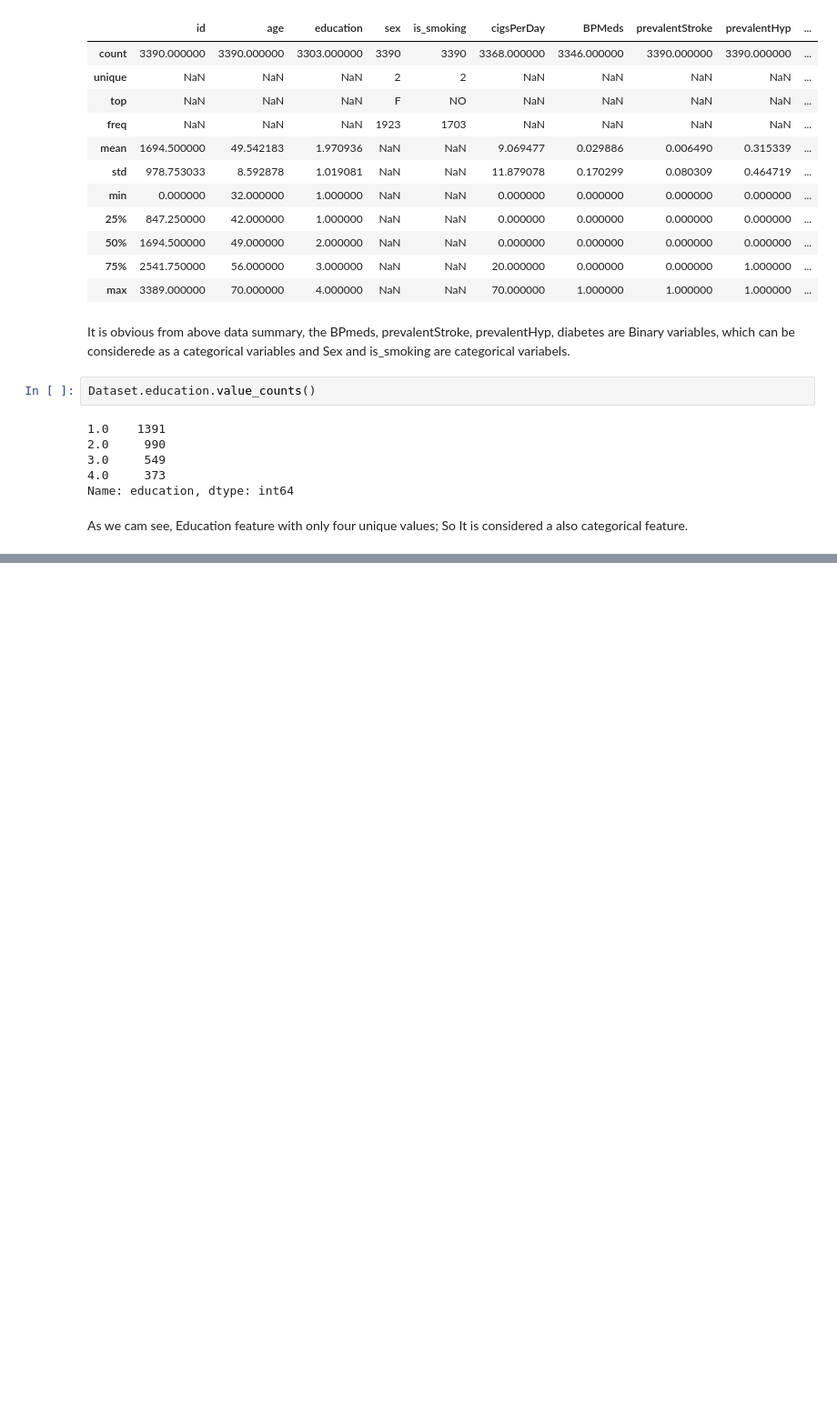
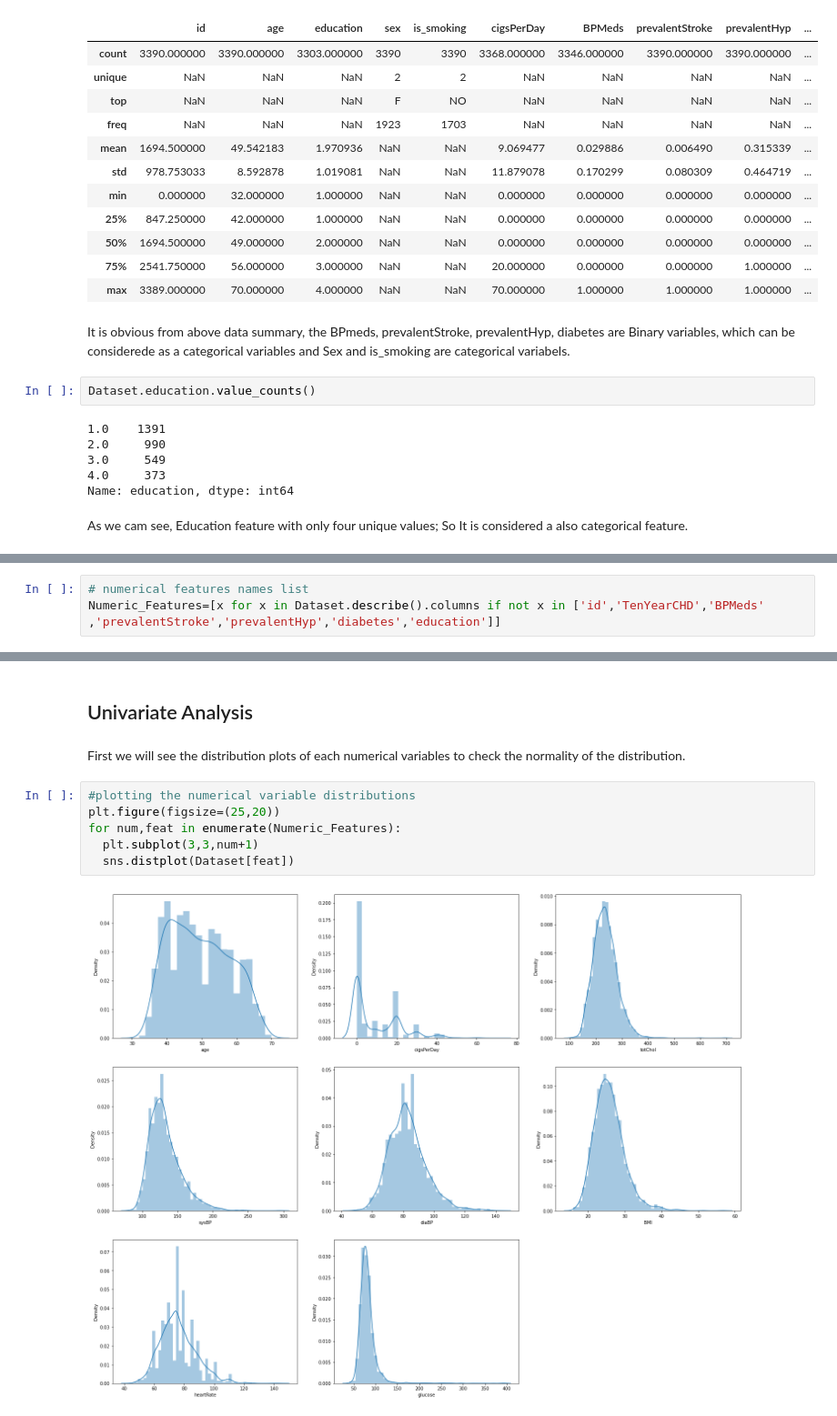
Before and after one commit to iMrugesh9/Cardiovascular_Risk_Prediction_Mrugesh_Patel, a Jupyter notebook: Cardiovascular_Risk_Prediction_Mrugesh_Patel.ipynb, the cells around one changed output, grey strips where cells are left out. Shown at 91% size. Drawn from its saved outputs; the diff is of its cells as text; blank space fills up the shorter version.

```diff
--- a/Cardiovascular_Risk_Prediction_Mrugesh_Patel.ipynb
+++ b/Cardiovascular_Risk_Prediction_Mrugesh_Patel.ipynb
@@ -225,0 +231,3 @@ As we cam see, Education feature with only four unique values; So It is consider
+# %%
+# numerical features names list
+Numeric_Features=[x for x in Dataset.describe().columns if not x in ['id','TenYearCHD','BPMeds'	,'prevalentStroke','prevalentHyp','diabetes','education']]
@@ -225,0 +269,12 @@ As we cam see, Education feature with only four unique values; So It is consider
+# %% [markdown]
+## Univariate Analysis
+# %% [markdown]
+First we will see the distribution plots of each numerical variables to check the normality of the distribution.
+# %%
+#plotting the numerical variable distributions
+plt.figure(figsize=(25,20))
+for num,feat in enumerate(Numeric_Features):
+  plt.subplot(3,3,num+1)
+  sns.distplot(Dataset[feat])
+# %% [output]
+[figure, added]
```
Also changed, not shown: parts of 40 cells of this notebook.
